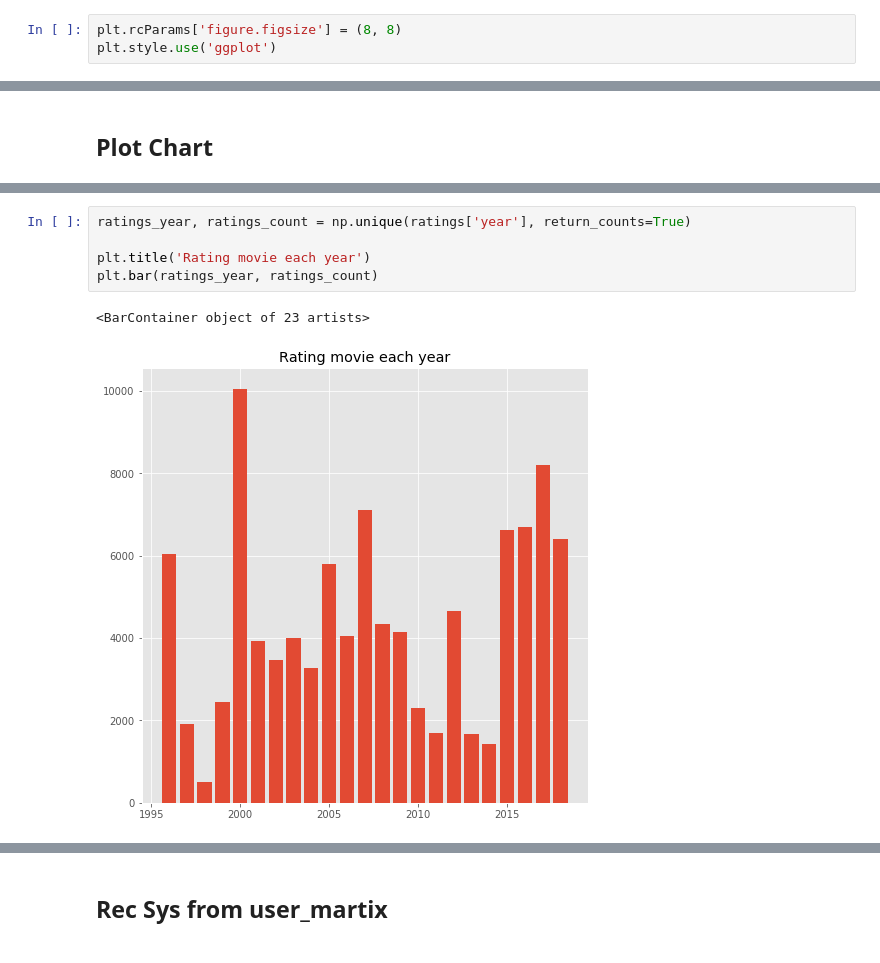
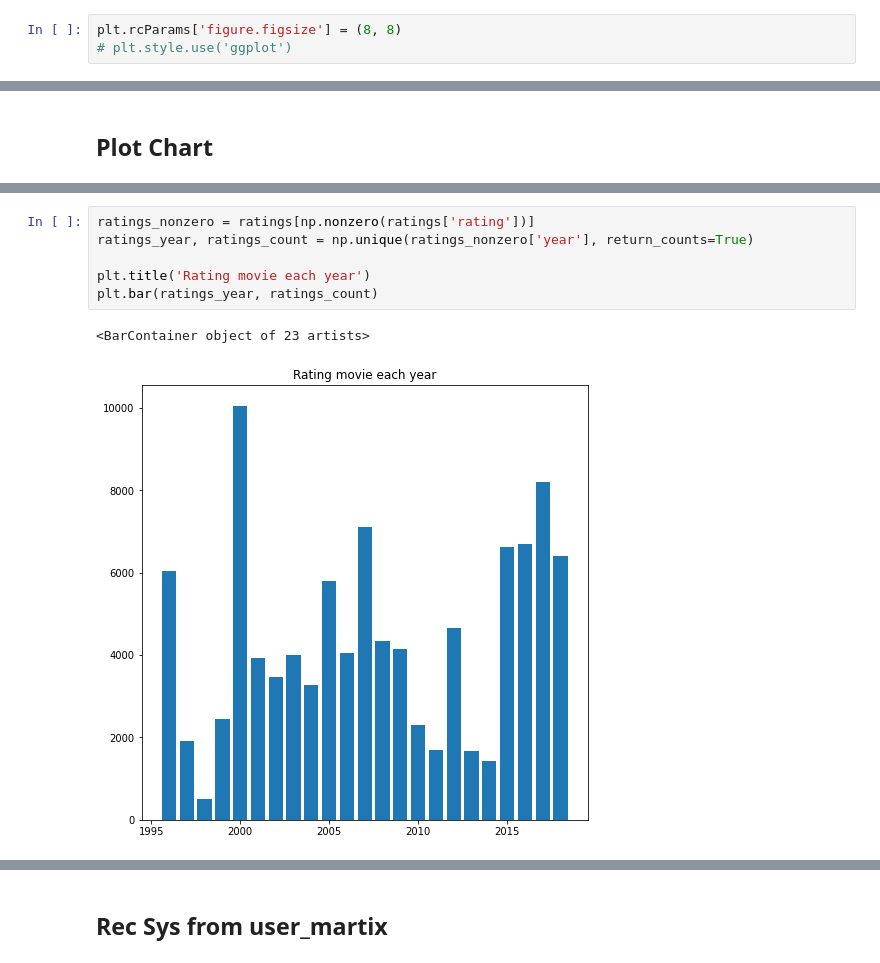
Before and after one commit to bdintu/machine-learning, a Jupyter notebook: lab4/lab4.ipynb, the cells around one changed output, grey strips where cells are left out. Cells and saved outputs as stored; diff of their text form.

```diff
--- a/lab4/lab4.ipynb
+++ b/lab4/lab4.ipynb
@@ -13,7 +14,7 @@ from sklearn.cluster import KMeans
 from sklearn.mixture import GaussianMixture
 # %%
 plt.rcParams['figure.figsize'] = (8, 8)
-plt.style.use('ggplot')
+# plt.style.use('ggplot')
 # %%
 dir = 'ml-latest-small'
 genres = np.array(['Action', 'Adventure', 'Animation', "Children", 'Comedy', 'Crime', 'Documentary', 'Drama', 'Fantasy', 'Film-Noir', 'Horror', 'IMAX', 'Musical', 'Mystery', 'Romance', 'Sci-Fi', 'Thriller', 'War', 'Western', '(no genres listed)'])
@@ -107,11 +102,12 @@ plt.bar(movies_year, movies_count)
 # %%
-ratings_year, ratings_count = np.unique(ratings['year'], return_counts=True)
+ratings_nonzero = ratings[np.nonzero(ratings['rating'])]
+ratings_year, ratings_count = np.unique(ratings_nonzero['year'], return_counts=True)
 
 plt.title('Rating movie each year')
 plt.bar(ratings_year, ratings_count)
 # %% [output]
 <BarContainer object of 23 artists>
-[figure, old version]
+[figure, new version]
 # %%
 genres_count = movies_genres.view(np.bool).reshape(-1, genres.shape[0]).sum(axis=0)
 
```
Also changed, not shown: parts of 33 cells of this notebook.
